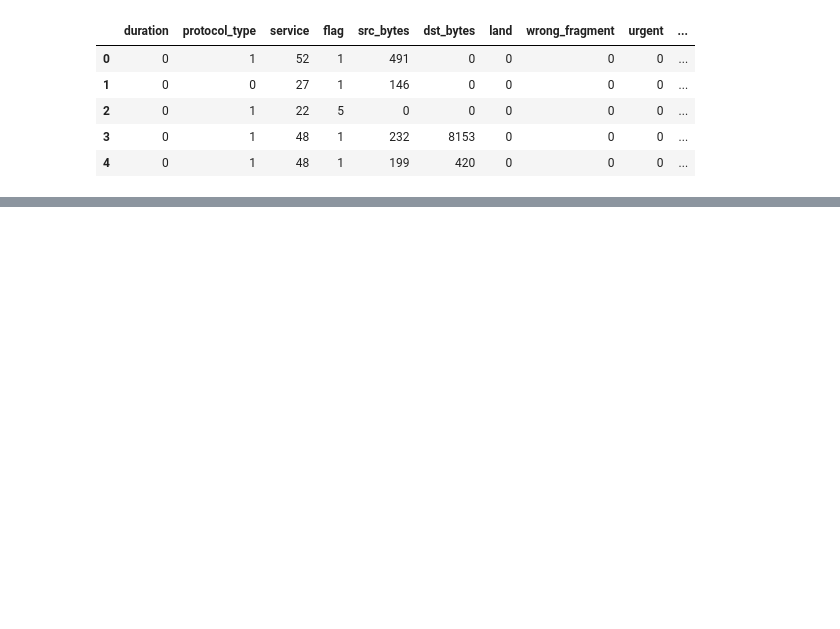
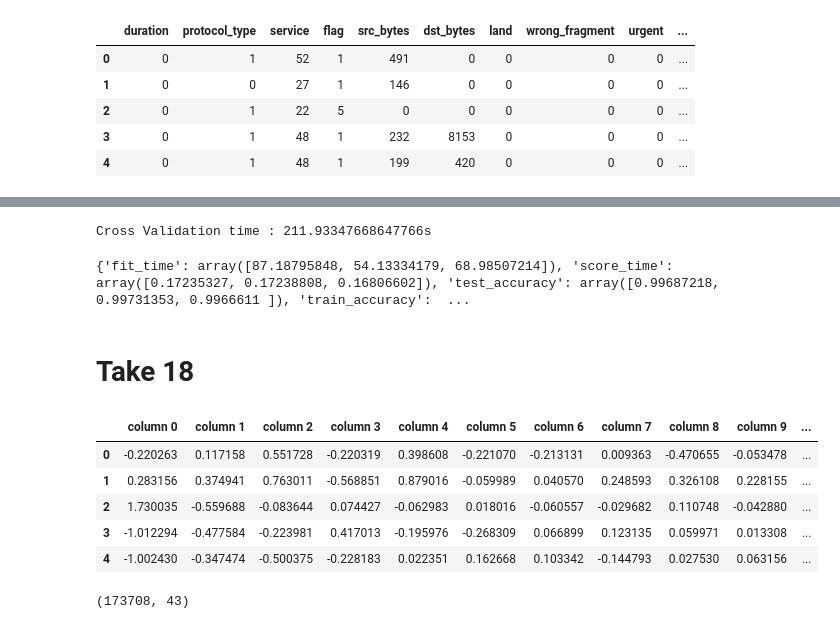
Before and after one commit to hasobi/skripsi, a Jupyter notebook: P_C_A_v3.ipynb, the cells around one changed output, grey strips where cells are left out. Saved outputs shown, nothing was run; the diff lists cells and outputs as text; code cells hidden in the pictures; blank space fills up the shorter version.

```diff
--- a/P_C_A_v3.ipynb
+++ b/P_C_A_v3.ipynb
@@ -407,0 +524,25 @@ print(scores)
+# %%
+stop = time.time()
+print(f"Cross Validation time : {stop - start}s")
+# %% [output]
+Cross Validation time : 211.93347668647766s
+# %%
+print(scores)
+# %% [output]
+{'fit_time': array([87.18795848, 54.13334179, 68.98507214]), 'score_time': array([0.17235327, 0.17238808, 0.16806602]), 'test_accuracy': array([0.99687218, 0.99731353, 0.9966611 ]), 'train_accuracy':  ...
+# %% [markdown]
+# Take 18
+# %%
+# column 2,3,6,11,12,13,16,17,19,25,26,27,28,29,31,32,35,40
+data_all2.head(5)
+# %% [output]
+|  | column 0 | column 1 | column 2 | column 3 | column 4 | column 5 | column 6 | column 7 | column 8 | column 9 | ... |
+| 0 | -0.220263 | 0.117158 | 0.551728 | -0.220319 | 0.398608 | -0.221070 | -0.213131 | 0.009363 | -0.470655 | -0.053478 | ... |
+| 1 | 0.283156 | 0.374941 | 0.763011 | -0.568851 | 0.879016 | -0.059989 | 0.040570 | 0.248593 | 0.326108 | 0.228155 | ... |
+| 2 | 1.730035 | -0.559688 | -0.083644 | 0.074427 | -0.062983 | 0.018016 | -0.060557 | -0.029682 | 0.110748 | -0.042880 | ... |
+| 3 | -1.012294 | -0.477584 | -0.223981 | 0.417013 | -0.195976 | -0.268309 | 0.066899 | 0.123135 | 0.059971 | 0.013308 | ... |
+| 4 | -1.002430 | -0.347474 | -0.500375 | -0.228183 | 0.022351 | 0.162668 | 0.103342 | -0.144793 | 0.027530 | 0.063156 | ... |
+# %%
+data_all2.shape
+# %% [output]
+(173708, 43)
```
Also changed, not shown: parts of 107 cells of this notebook.
